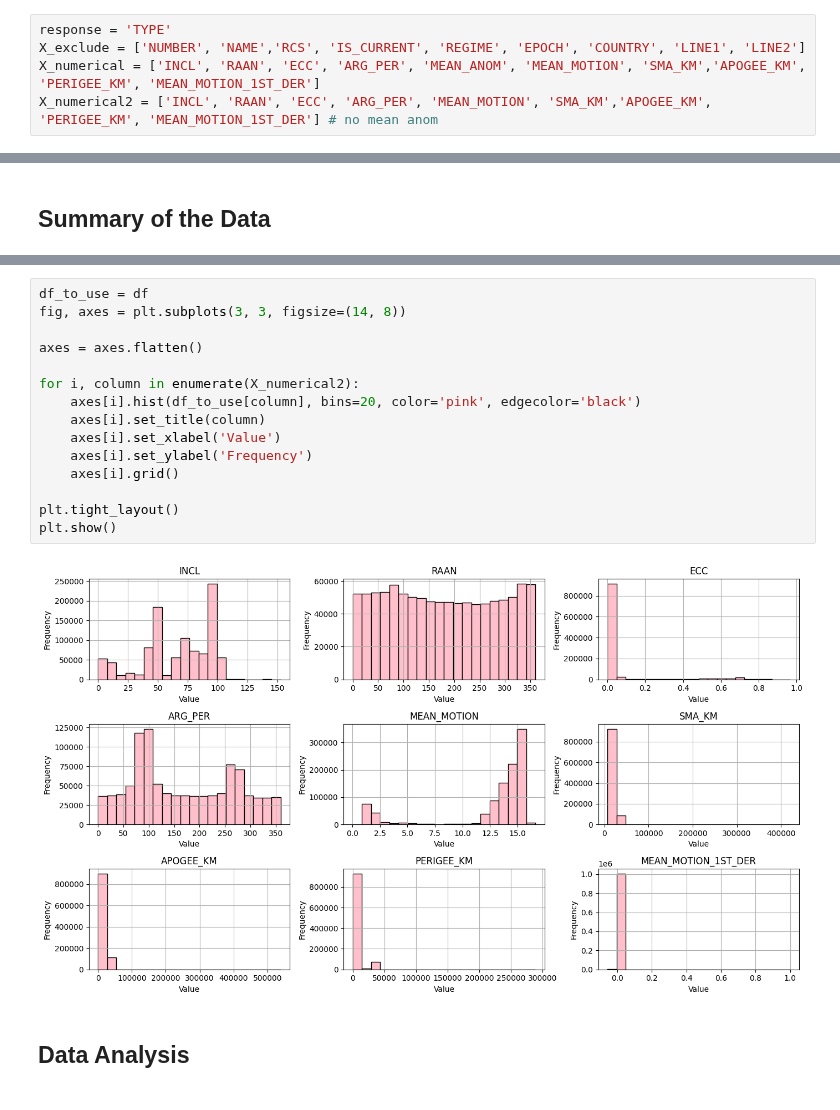
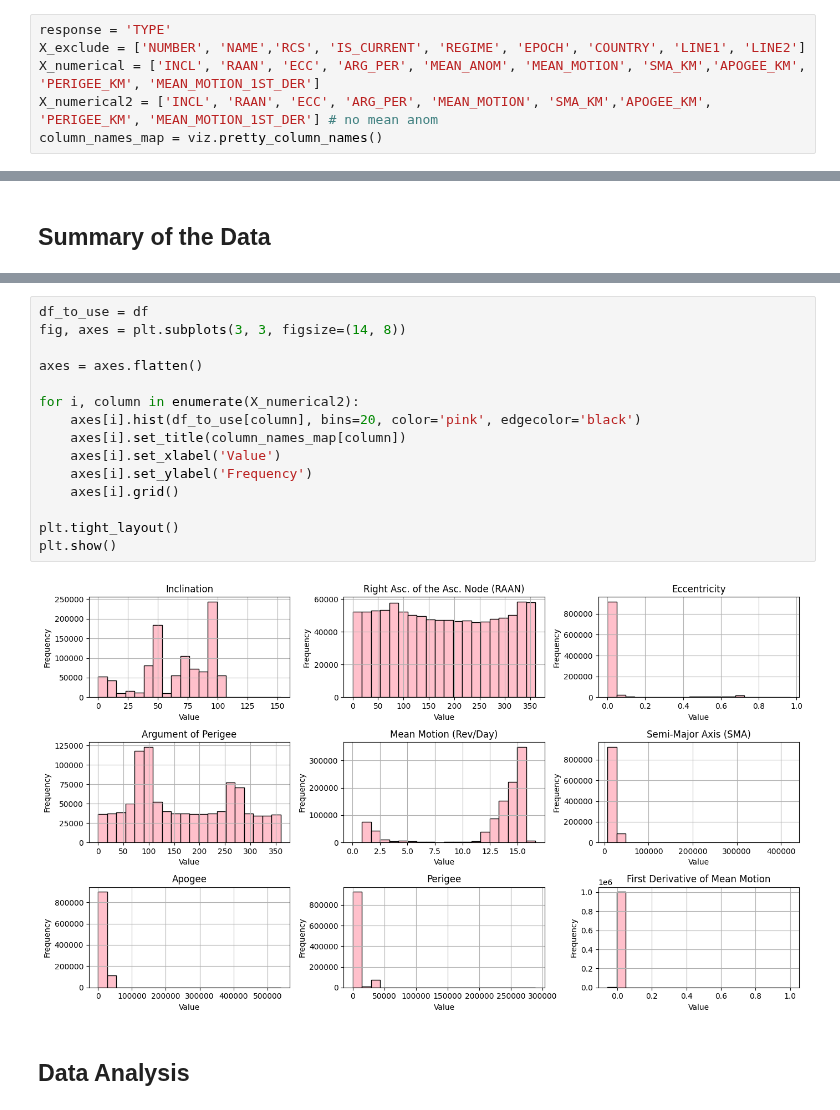
Before and after one commit to tedinspace/space-object-identification, a Jupyter notebook: src/Milestone3.ipynb, the cells around one changed output, grey strips where cells are left out. Drawn from its saved outputs; the diff is of its cells as text.

```diff
--- a/src/Milestone3.ipynb
+++ b/src/Milestone3.ipynb
@@ -73,6 +170,7 @@ response = 'TYPE'
 X_exclude = ['NUMBER', 'NAME','RCS', 'IS_CURRENT', 'REGIME', 'EPOCH', 'COUNTRY', 'LINE1', 'LINE2']
 X_numerical = ['INCL', 'RAAN', 'ECC', 'ARG_PER', 'MEAN_ANOM', 'MEAN_MOTION', 'SMA_KM','APOGEE_KM', 'PERIGEE_KM', 'MEAN_MOTION_1ST_DER']
 X_numerical2 = ['INCL', 'RAAN', 'ECC', 'ARG_PER', 'MEAN_MOTION', 'SMA_KM','APOGEE_KM', 'PERIGEE_KM', 'MEAN_MOTION_1ST_DER'] # no mean anom
+column_names_map = viz.pretty_column_names()
 # %%
 scaler = StandardScaler()
 
@@ -177,20 +319,20 @@ df.describe()
 # %%
 df_to_use = df
 fig, axes = plt.subplots(3, 3, figsize=(14, 8))
 
 axes = axes.flatten()
 
 for i, column in enumerate(X_numerical2):
     axes[i].hist(df_to_use[column], bins=20, color='pink', edgecolor='black')
-    axes[i].set_title(column)
+    axes[i].set_title(column_names_map[column])
     axes[i].set_xlabel('Value')
     axes[i].set_ylabel('Frequency')
     axes[i].grid()
 
 plt.tight_layout()
 plt.show()
 # %% [output]
-[figure, old version]
+[figure, new version]
 # %% [markdown]
 ## Data Analysis
 # %% [markdown]
```
Also changed, not shown: parts of 10 cells of this notebook, 1 other file.
